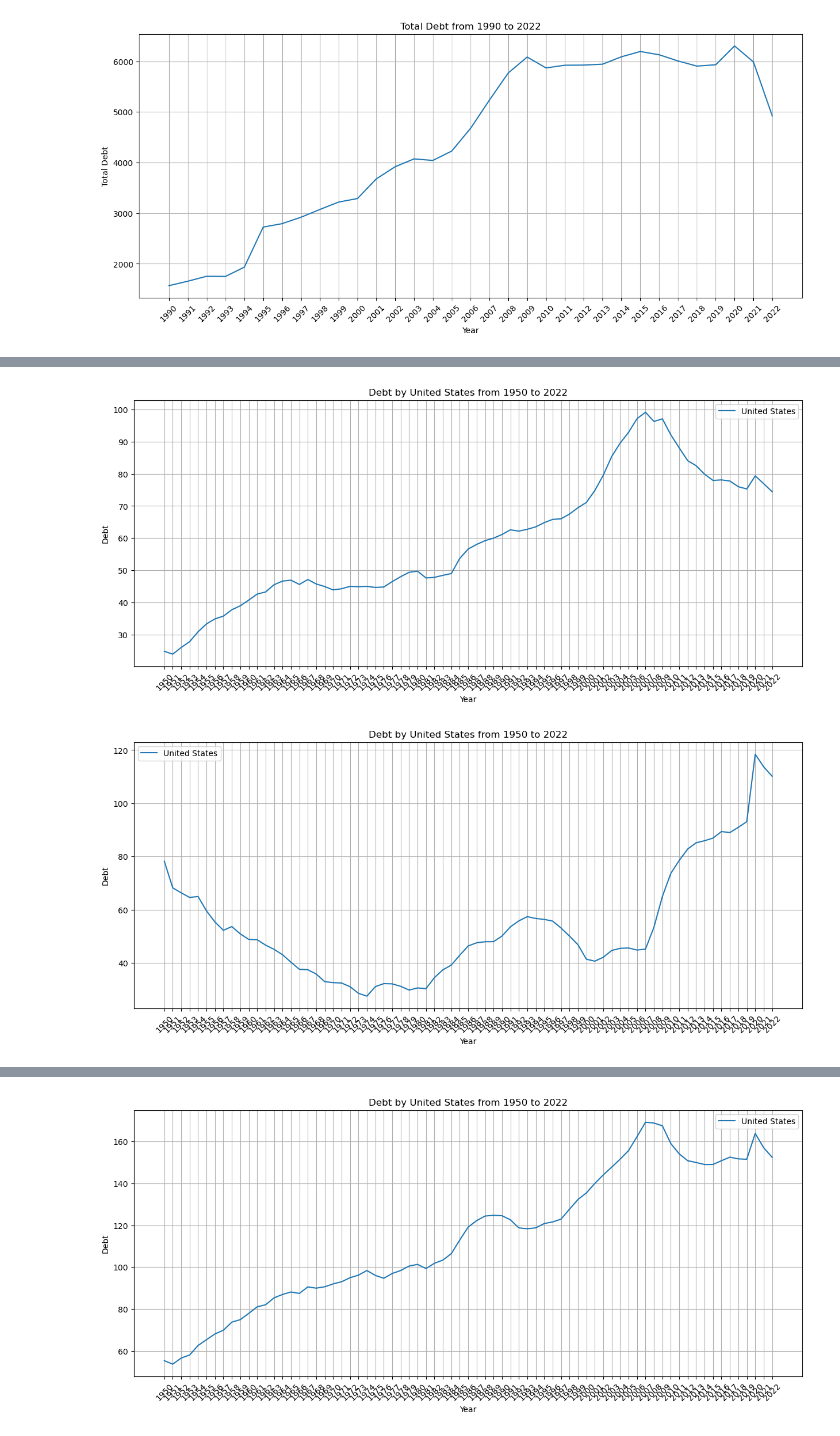
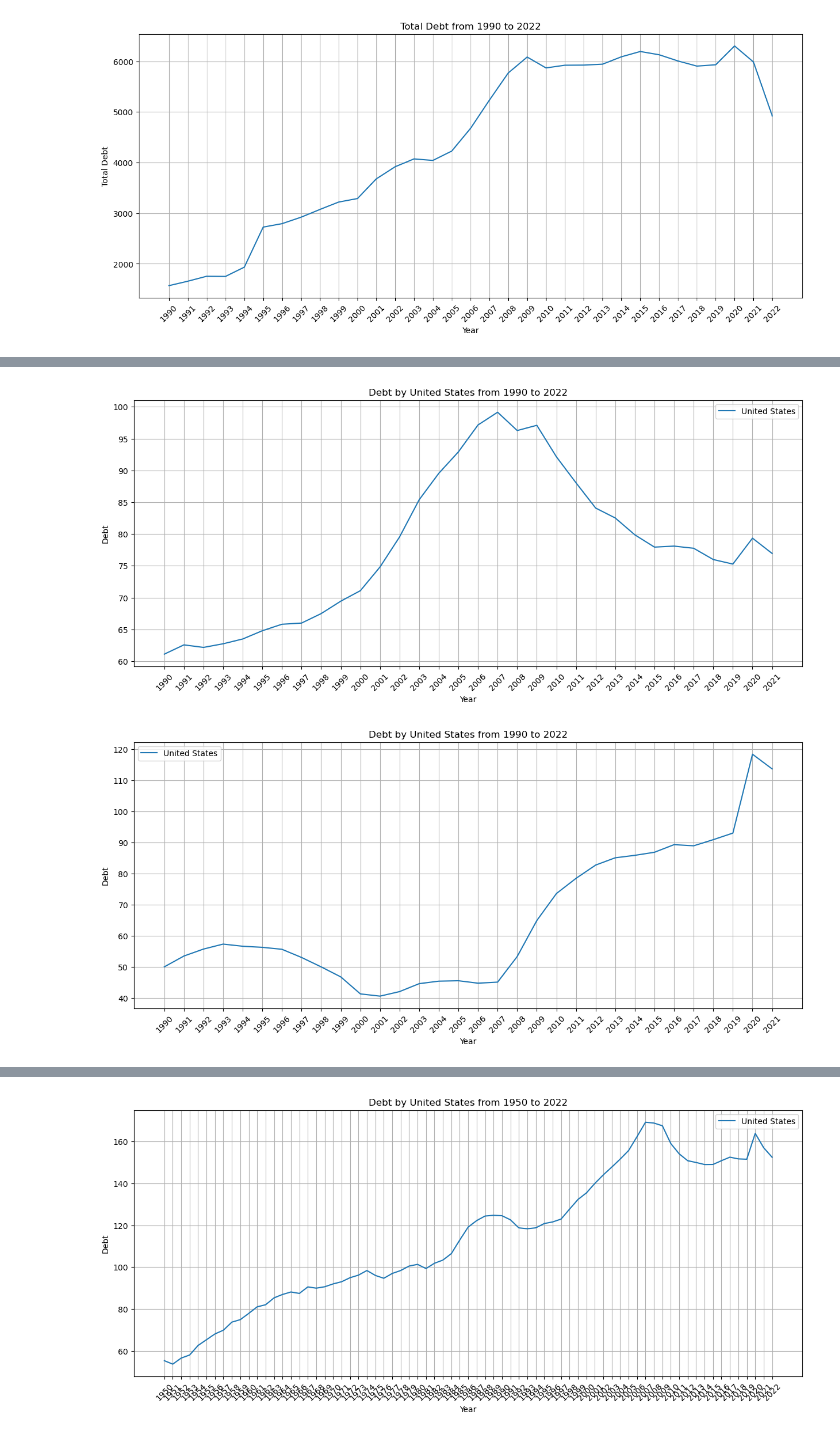
Before and after one commit to MaukanMir/global-debt-analysis, a Jupyter notebook: training.ipynb, the cells around one changed output, grey strips where cells are left out. Drawn from its saved outputs; the diff is of its cells as text; code cells hidden in the pictures.

Commit message:
Trying to fix some bugs with corrupt data in column names

```diff
--- a/training.ipynb
+++ b/training.ipynb
@@ -147,9 +148,9 @@ plot_debt_graph(general_government_debt)
 # %%
-plot_by_country_name("United States", household_debt)
+plot_by_country_name("United States", household_debt, START, END)
 # %% [output]
-[figure, old version]
+[figure, new version]
 # %%
-plot_by_country_name("United States", centeral_government)
+plot_by_country_name("United States", centeral_government, START, END)
 # %% [output]
-[figure, old version]
+[figure, new version]
 # %%
```
Also changed, not shown: parts of 4 cells of this notebook.
